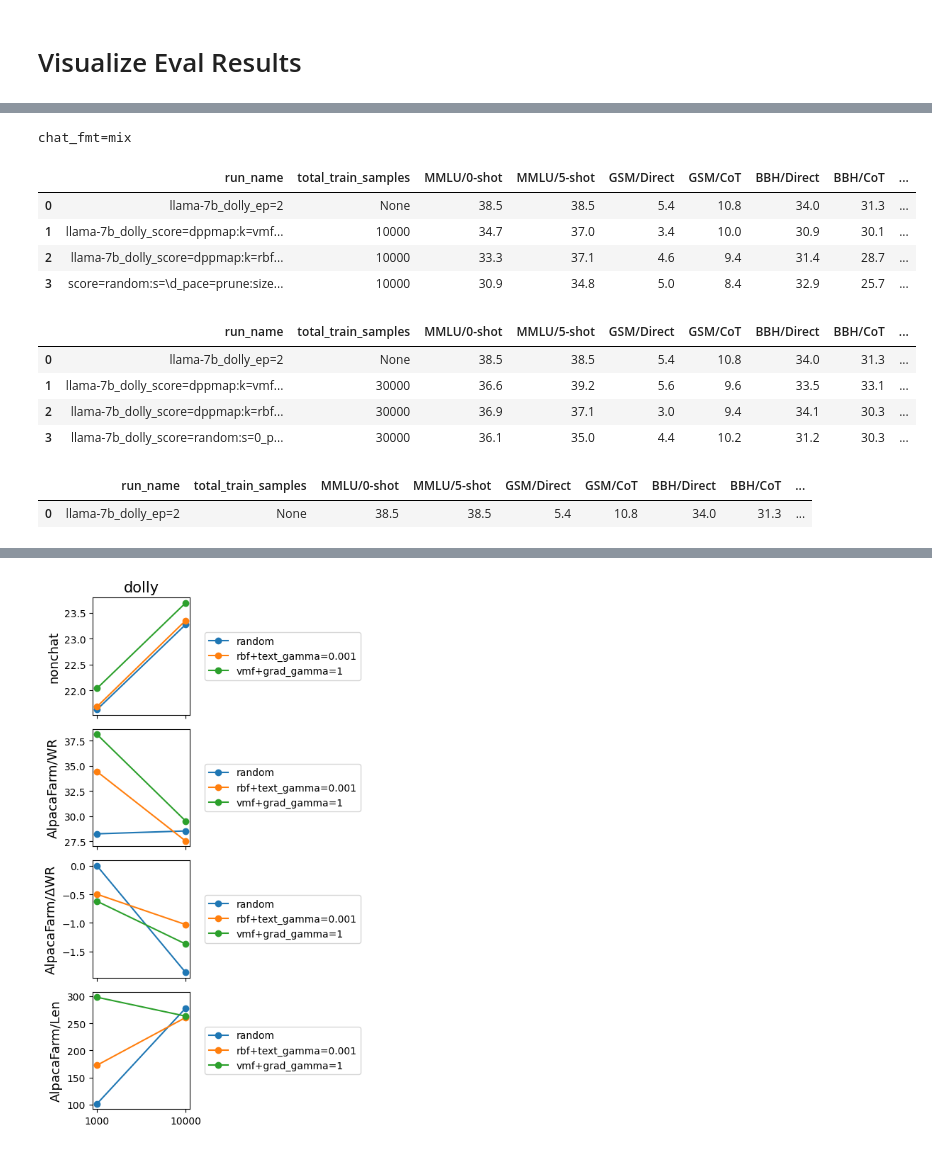
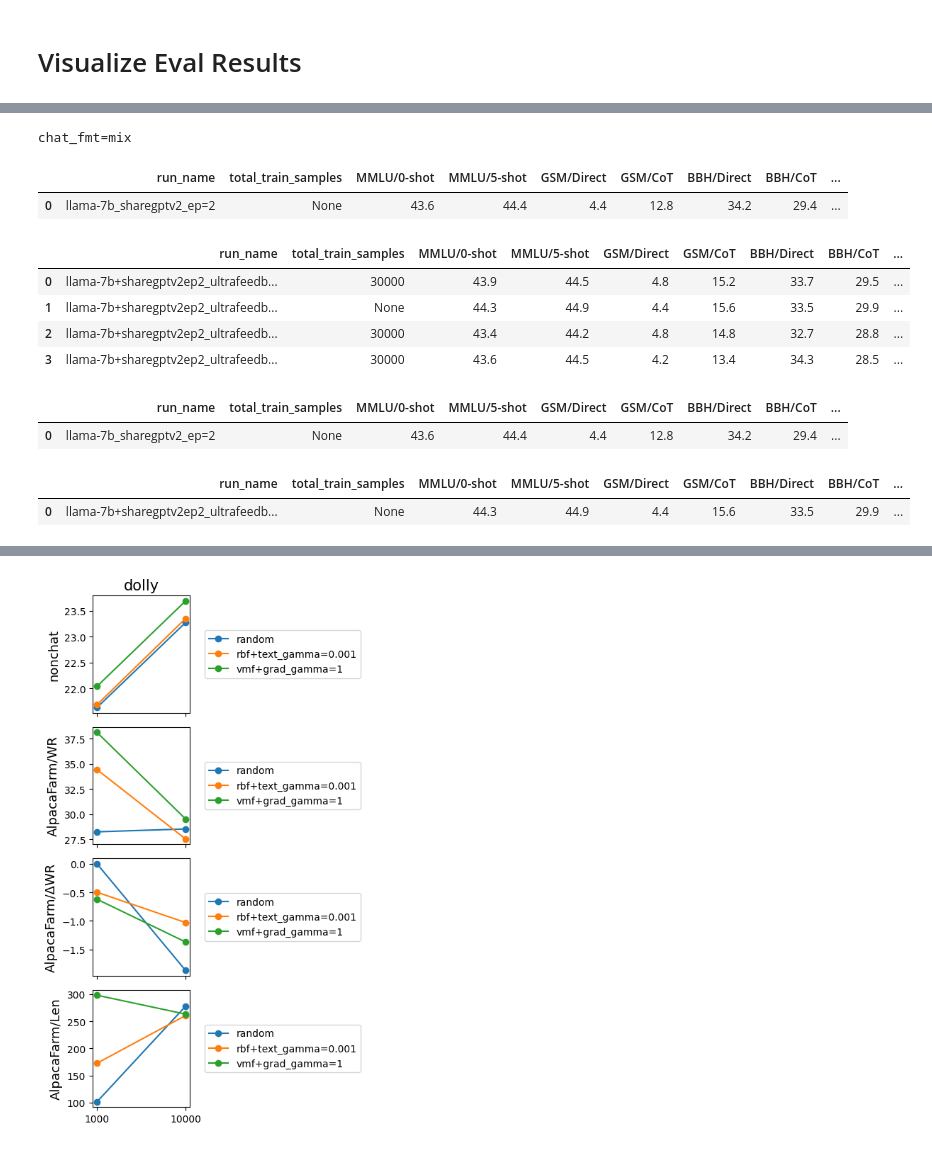
Before and after one commit to tt6746690/open-instruct, a Jupyter notebook: scripts/gen_cmds.ipynb, the cells around one changed output, grey strips where cells are left out. Drawn from its saved outputs; the diff is of its cells as text; code cells hidden in the pictures.

```diff
--- a/scripts/gen_cmds.ipynb
+++ b/scripts/gen_cmds.ipynb
@@ -795,7 +779,7 @@ task_names_chateval = task_names_mtbench + task_names_alpacafarm
 # # oi5
 # exp_dir = 'results/oi2'
 # exp_dir = 'results/oi5_flan_v2:llama-7b'
-exp_dir = 'results/oi5_dolly:llama-7b'
+# exp_dir = 'results/oi5_dolly:llama-7b'
 # exp_dir = 'results/oi5_oasst1:llama-7b'
 # exp_dir = 'results/oi5_oasst1:llama-7b_debug'
 # exp_dir = 'results/oi5_stanford_alpaca:llama-7b'
@@ -805,8 +789,8 @@ exp_dir = 'results/oi5_dolly:llama-7b'
 # exp_dir = 'results/oi5_tulu_v2:llama-7b'
 # exp_dir = 'results/oi5_open_orca_slim:llama-7b'
 # exp_dir = 'results/dpo1'
-# exp_dir = 'results/dpo2_ultrafeedback:llama-7b+sharegptv2ep2'
-subdir_filter_fn = lambda x: 'size=10000:ep=10' in x
+exp_dir = 'results/dpo2_ultrafeedback:llama-7b+sharegptv2ep2'
+# subdir_filter_fn = lambda x: 'size=10000:ep=10' in x
 # task_names = task_names + task_names_chatfmt
 # task_names = task_names_alpacafarm; definitely_run_mtbench_on_non_alt7b_queue = False
 task_names = task_names_mtbench; definitely_run_mtbench_on_non_alt7b_queue = False
@@ -1341,19 +1312,19 @@ use_normalized_preferred_metric = False
 # dataset = 'flan_v2'
 # dataset = 'oasst1'
 # dataset = 'dolly'
+# dataset_list = [
+#     'dolly',
+# #     'oasst1',
+# #     'flan_v2',
+# #     'stanford_alpaca',
+# #     'wizardlmv2',
+# #     'sharegptv2',
+# #     'ultrachat200kv2',
+# ]; finetune_type = 'sft'
 dataset_list = [
-    'dolly',
-#     'oasst1',
-#     'flan_v2',
-#     'stanford_alpaca',
-#     'wizardlmv2',
-#     'sharegptv2',
-#     'ultrachat200kv2',
-]; finetune_type = 'sft'
-# dataset_list = [
-#     'ultrafeedback',
+    'ultrafeedback',
 #     'ultrafeedbackfull',
-# ]; finetune_type = 'pref'
+]; finetune_type = 'pref'
 
 ## older
 # dataset = 'tulu_v1_mix'
@@ -1548,44 +1519,43 @@ else:
                 dfc = pd_average_col_contains_substr(dfc, col_runname, 'score=random:s=\d_pace=prune:size=100000', substitute=substitute)
                 dfc = pd_average_col_contains_substr(dfc, col_runname, 'score=random:s=\d_pace=prune:size=200000', substitute=substitute)
                 dfc = pd_average_col_contains_substr(dfc, col_runname, 'score=random:s=\d_pace=prune:size=400000', substitute=substitute)
                 #     dfc = dfc.sort_values(['ranking'], ascending=False)
                 col = ('Average', 'chatfmt') if chat_fmt == 'both' else 'Average'
             #     col = 'AlpacaFarm/WR'
             #     col = 'MMLU/0-shot'|
             #     col = 'GSM/CoT'
             #     col = 'BBH/Direct'
             #     col = 'TydiQA/GP'
                 dfc = dfc.sort_values(by=[col], ascending=False)
                 dfc = dfc.drop(columns=['model_name_or_path', 'subsample_mixture', 'max_train_samples', 'dataset'],
                                axis=1, level=0 if chat_fmt=='both' else None)
                 dfc = dfc.reset_index(drop=True)
                 display(dfc
                         .style
                         .applymap(lambda x: f'max-width: 60ch;', subset=['run_name'])
                         .set_table_styles([{'selector': 'td', 'props': [('white-space', 'pre-wrap'), ('word-wrap', 'break-word')]}])
                         .set_properties(**{'text-align': 'left'})
                         .background_gradient(cmap ='coolwarm')
                         .applymap(lambda x: 'text-decoration: underline;' \
                                   if x in dfc[list(set(dfc.columns) & set([(x, '') for x in cols]))+[col] if chat_fmt=='both' else cols+[col]].values.flatten() and chat_fmt=='both' else '')
                         .format(precision=1))
 
 # llama-7b_tulu_v1_mix(paper)
 # MMLU/0-shot, MMLU/5-shot, GSM/Direct, GSM/CoT, BBH/Direct, BBH/CoT, TydiQA/GP, TydiQA/CB, CodexEval/Pass@1, AlpacaEval(vs.Davinci-003)
 # 44.8       , 47.1       , 7.0       , 25.0   , 38.5      , 38.5   , 43.5,    , 8.0      , 18.6,           , 48.6
 # %% [output]
 chat_fmt=mix
 |  | run_name | total_train_samples | MMLU/0-shot | MMLU/5-shot | GSM/Direct | GSM/CoT | BBH/Direct | BBH/CoT | ... |
-| 0 | llama-7b_dolly_ep=2 | None | 38.5 | 38.5 | 5.4 | 10.8 | 34.0 | 31.3 | ... |
-| 1 | llama-7b_dolly_score=dppmap:k=vmf... | 10000 | 34.7 | 37.0 | 3.4 | 10.0 | 30.9 | 30.1 | ... |
-| 2 | llama-7b_dolly_score=dppmap:k=rbf... | 10000 | 33.3 | 37.1 | 4.6 | 9.4 | 31.4 | 28.7 | ... |
-| 3 | score=random:s=\d_pace=prune:size... | 10000 | 30.9 | 34.8 | 5.0 | 8.4 | 32.9 | 25.7 | ... |
+| 0 | llama-7b_sharegptv2_ep=2 | None | 43.6 | 44.4 | 4.4 | 12.8 | 34.2 | 29.4 | ... |
 |  | run_name | total_train_samples | MMLU/0-shot | MMLU/5-shot | GSM/Direct | GSM/CoT | BBH/Direct | BBH/CoT | ... |
-| 0 | llama-7b_dolly_ep=2 | None | 38.5 | 38.5 | 5.4 | 10.8 | 34.0 | 31.3 | ... |
-| 1 | llama-7b_dolly_score=dppmap:k=vmf... | 30000 | 36.6 | 39.2 | 5.6 | 9.6 | 33.5 | 33.1 | ... |
-| 2 | llama-7b_dolly_score=dppmap:k=rbf... | 30000 | 36.9 | 37.1 | 3.0 | 9.4 | 34.1 | 30.3 | ... |
-| 3 | llama-7b_dolly_score=random:s=0_p... | 30000 | 36.1 | 35.0 | 4.4 | 10.2 | 31.2 | 30.3 | ... |
+| 0 | llama-7b+sharegptv2ep2_ultrafeedb... | 30000 | 43.9 | 44.5 | 4.8 | 15.2 | 33.7 | 29.5 | ... |
+| 1 | llama-7b+sharegptv2ep2_ultrafeedb... | None | 44.3 | 44.9 | 4.4 | 15.6 | 33.5 | 29.9 | ... |
+| 2 | llama-7b+sharegptv2ep2_ultrafeedb... | 30000 | 43.4 | 44.2 | 4.8 | 14.8 | 32.7 | 28.8 | ... |
+| 3 | llama-7b+sharegptv2ep2_ultrafeedb... | 30000 | 43.6 | 44.5 | 4.2 | 13.4 | 34.3 | 28.5 | ... |
 |  | run_name | total_train_samples | MMLU/0-shot | MMLU/5-shot | GSM/Direct | GSM/CoT | BBH/Direct | BBH/CoT | ... |
-| 0 | llama-7b_dolly_ep=2 | None | 38.5 | 38.5 | 5.4 | 10.8 | 34.0 | 31.3 | ... |
+| 0 | llama-7b_sharegptv2_ep=2 | None | 43.6 | 44.4 | 4.4 | 12.8 | 34.2 | 29.4 | ... |
+|  | run_name | total_train_samples | MMLU/0-shot | MMLU/5-shot | GSM/Direct | GSM/CoT | BBH/Direct | BBH/CoT | ... |
+| 0 | llama-7b+sharegptv2ep2_ultrafeedb... | None | 44.3 | 44.9 | 4.4 | 15.6 | 33.5 | 29.9 | ... |
 # %%
 from rosemary import parse_kv_from_string
 
```
Also changed, not shown: parts of 4 cells of this notebook, 4 other files.
